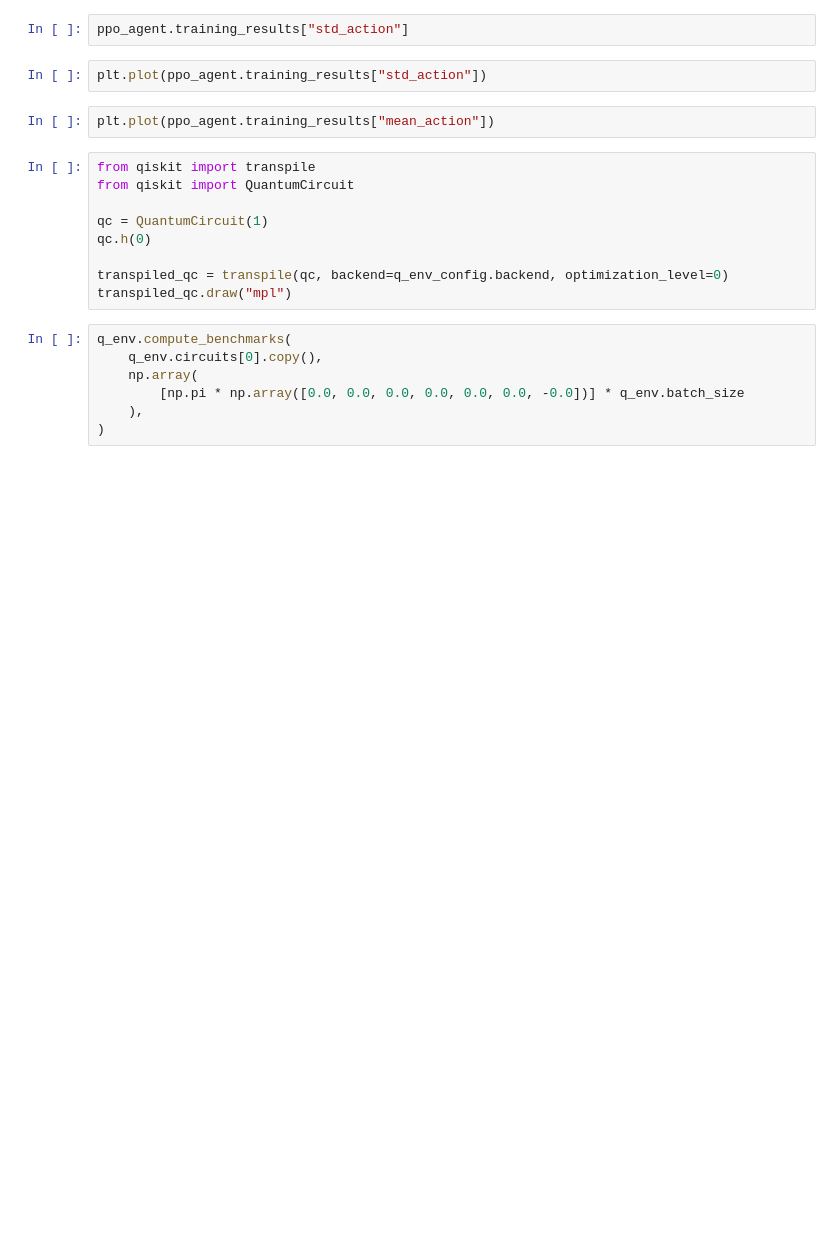
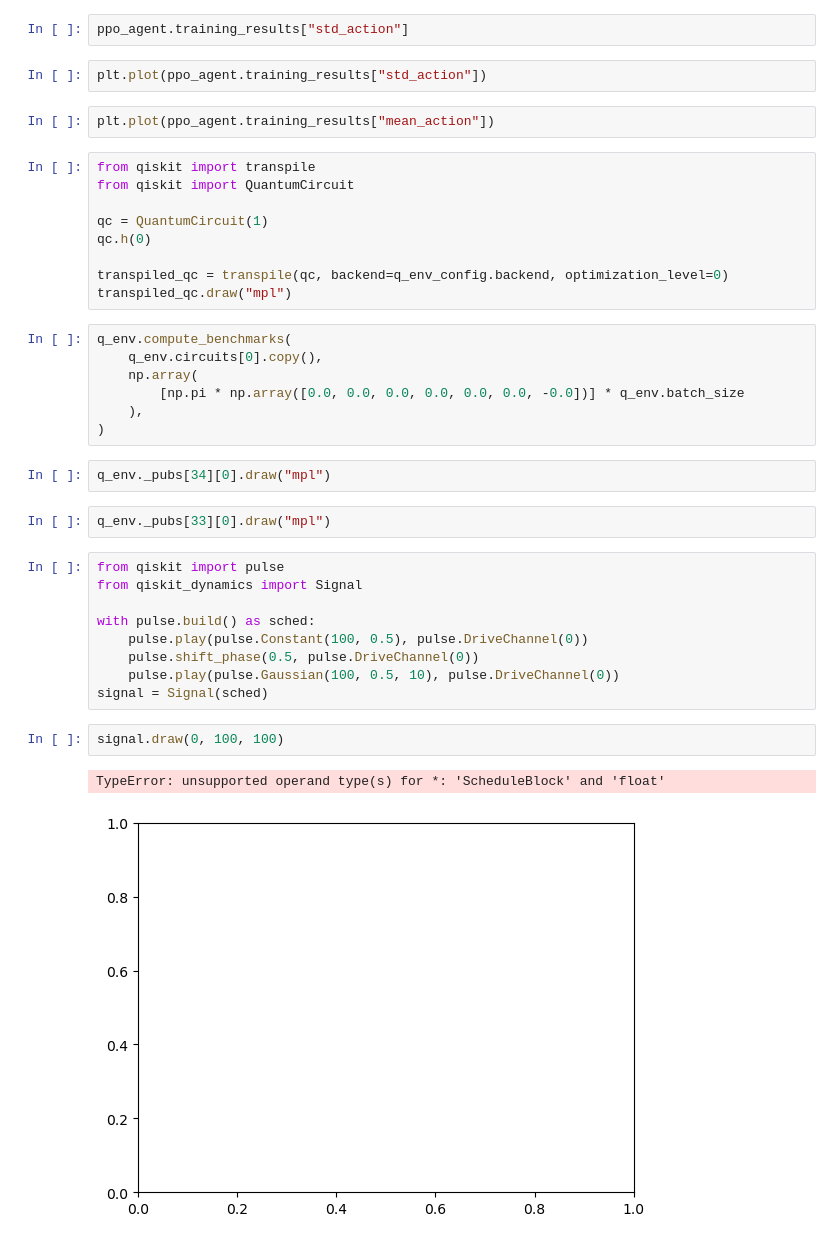
Before and after one commit to arthurostrauss/Quantum_Optimal_Control, a Jupyter notebook: gate_level/standard/gate_level_learning.ipynb, the cells around one changed output. Cells and saved outputs as stored; diff of their text form; blank space fills up the shorter version.

```diff
--- a/gate_level/standard/gate_level_learning.ipynb
+++ b/gate_level/standard/gate_level_learning.ipynb
@@ -200,3 +263,21 @@ q_env.compute_benchmarks(
         [np.pi * np.array([0.0, 0.0, 0.0, 0.0, 0.0, 0.0, -0.0])] * q_env.batch_size
     ),
 )
+# %%
+q_env._pubs[34][0].draw("mpl")
+# %%
+q_env._pubs[33][0].draw("mpl")
+# %%
+from qiskit import pulse
+from qiskit_dynamics import Signal
+
+with pulse.build() as sched:
+    pulse.play(pulse.Constant(100, 0.5), pulse.DriveChannel(0))
+    pulse.shift_phase(0.5, pulse.DriveChannel(0))
+    pulse.play(pulse.Gaussian(100, 0.5, 10), pulse.DriveChannel(0))
+signal = Signal(sched)
+# %%
+signal.draw(0, 100, 100)
+# %% [output]
+TypeError: unsupported operand type(s) for *: 'ScheduleBlock' and 'float'
+[figure, added]
```
Also changed, not shown: parts of 15 cells of this notebook, 16 other files.
